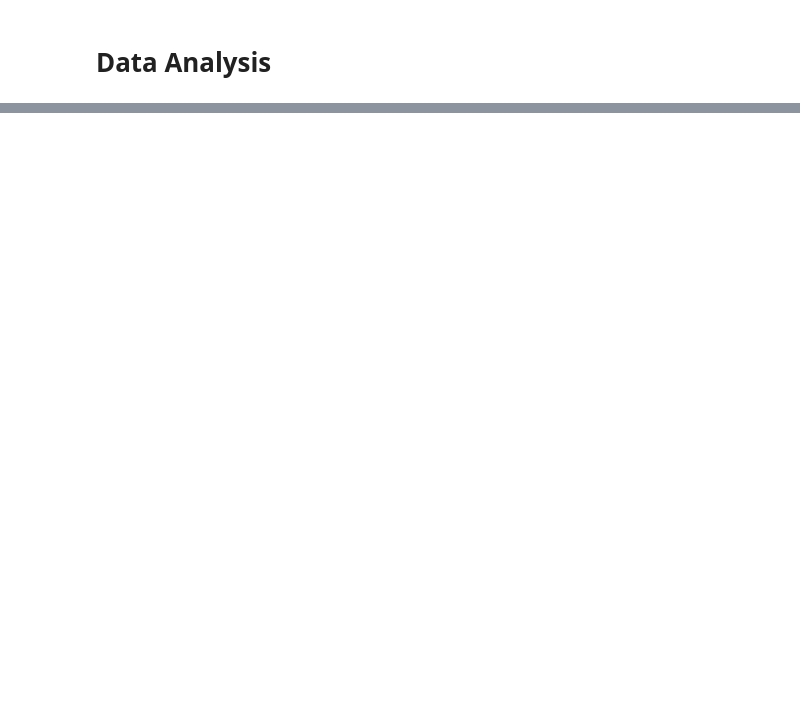
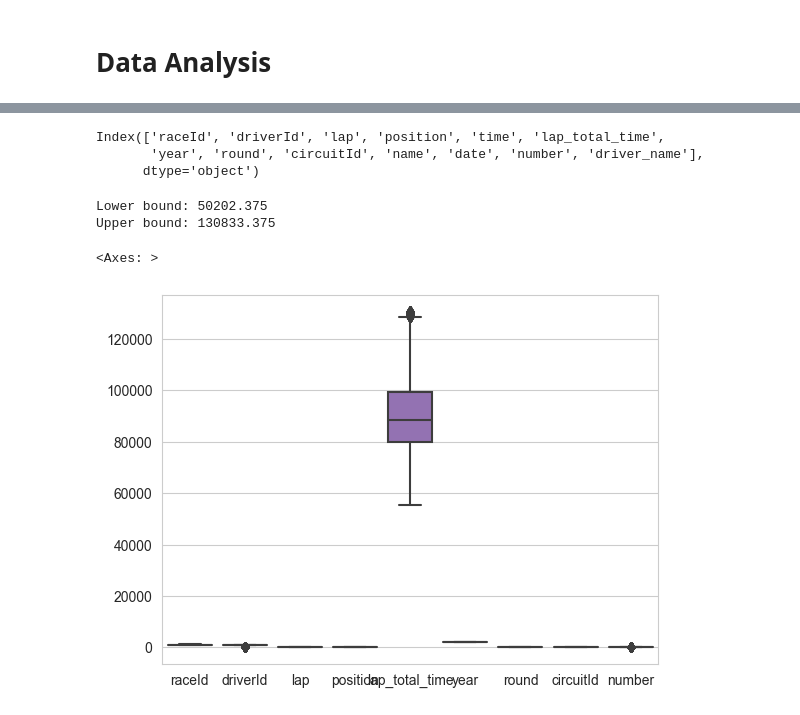
Before and after one commit to nirmolcho/Clustering_and_TS_DS_Alg, a Jupyter notebook: EDA/Cleanning&EDA.ipynb, the cells around one changed output, grey strips where cells are left out. Cells and saved outputs as stored; diff of their text form; code cells hidden in the pictures; blank space fills up the shorter version.

Commit message:
cleaning the data and EDAs

```diff
--- a/EDA/Cleanning&EDA.ipynb
+++ b/EDA/Cleanning&EDA.ipynb
@@ -451,0 +132,24 @@ import plotly.express as px
+# %%
+f1_df.keys()
+# %% [output]
+Index(['raceId', 'driverId', 'lap', 'position', 'time', 'lap_total_time',
+       'year', 'round', 'circuitId', 'name', 'date', 'number', 'driver_name'],
+      dtype='object')
+# %%
+q1 = f1_df.lap_total_time.quantile(0.25)
+q3 = f1_df.lap_total_time.quantile(0.75)
+iqr = q3 - q1
+lower_bound = q1 - (1.5 * iqr)
+upper_bound = q3 + (1.5 * iqr)
+print(f'Lower bound: {lower_bound}')
+print(f'Upper bound: {upper_bound}')
+# %% [output]
+Lower bound: 50202.375
+Upper bound: 130833.375
+# %%
+f1_df = f1_df[(f1_df.lap_total_time > lower_bound) & (f1_df.lap_total_time < upper_bound)]
+# %%
+sns.boxplot(data=f1_df)
+# %% [output]
+<Axes: >
+[figure, added]
```
Also changed, not shown: parts of 45 cells of this notebook, 5 other files.
